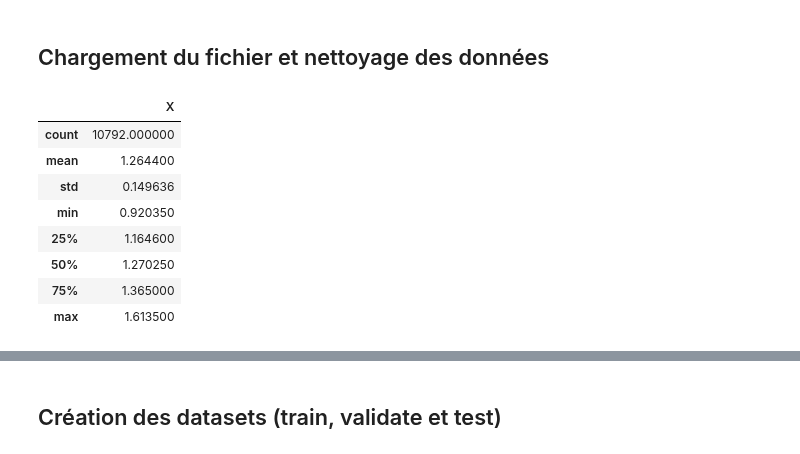
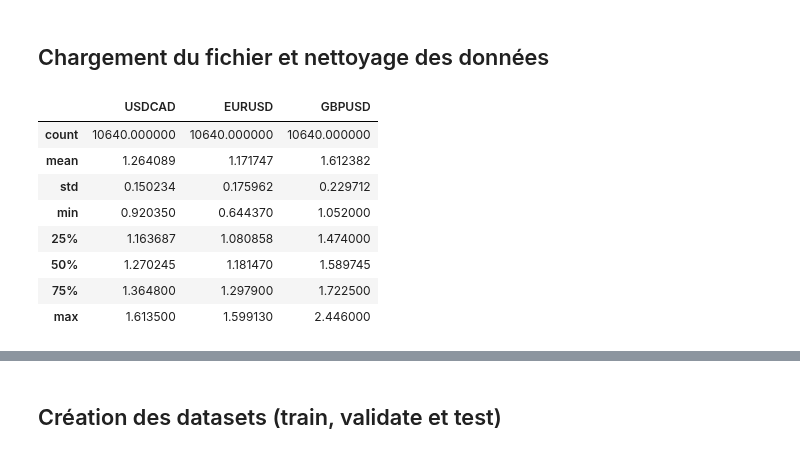
Before and after one commit to delemarchand2020/IVADO_MILA_DL, a Jupyter notebook: Predict_FX_with_DL.ipynb, the cells around one changed output, grey strips where cells are left out. Saved outputs shown, nothing was run; the diff lists cells and outputs as text; code cells hidden in the pictures.

```diff
--- a/Predict_FX_with_DL.ipynb
+++ b/Predict_FX_with_DL.ipynb
@@ -59,19 +64,19 @@ downloaded.GetContentFile('FX_HFData.xlsx')
 # %% [markdown]
 ## Chargement du fichier et nettoyage des données
 # %%
-df = pd.read_excel('FX_HFData.xlsx',sheet_name='Daily All',dtype={' ': datetime.date, 'USDCAD Curncy': float})
-df = df.drop(columns=['EURUSD Curncy','GBPUSD Curncy','USDJPY Curncy','USDCHF Curncy',
+df = pd.read_excel('FX_HFData.xlsx',sheet_name='Daily All',dtype={' ': datetime.date, 'USDCAD Curncy': float, 'EURUSD Curncy': float, 'GBPUSD Curncy': float})
+df = df.drop(columns=['USDJPY Curncy','USDCHF Curncy',
                       'AUDUSD Curncy','USDSEK Curncy','USDNOK Curncy','NZDUSD Curncy','USDSGD Curncy'])
 df = df.dropna()
-df.columns = ['date', 'X']
+df.columns = ['date', 'USDCAD','EURUSD', 'GBPUSD']
 df.describe()
 # %% [output]
-|  | X |
-| count | 10792.000000 |
-| mean | 1.264400 |
-| std | 0.149636 |
-| min | 0.920350 |
-| 25% | 1.164600 |
-| 50% | 1.270250 |
-| 75% | 1.365000 |
-| max | 1.613500 |
+|  | USDCAD | EURUSD | GBPUSD |
+| count | 10640.000000 | 10640.000000 | 10640.000000 |
+| mean | 1.264089 | 1.171747 | 1.612382 |
+| std | 0.150234 | 0.175962 | 0.229712 |
+| min | 0.920350 | 0.644370 | 1.052000 |
+| 25% | 1.163687 | 1.080858 | 1.474000 |
+| 50% | 1.270245 | 1.181470 | 1.589745 |
+| 75% | 1.364800 | 1.297900 | 1.722500 |
+| max | 1.613500 | 1.599130 | 2.446000 |
```
Also changed, not shown: parts of 43 cells of this notebook.
